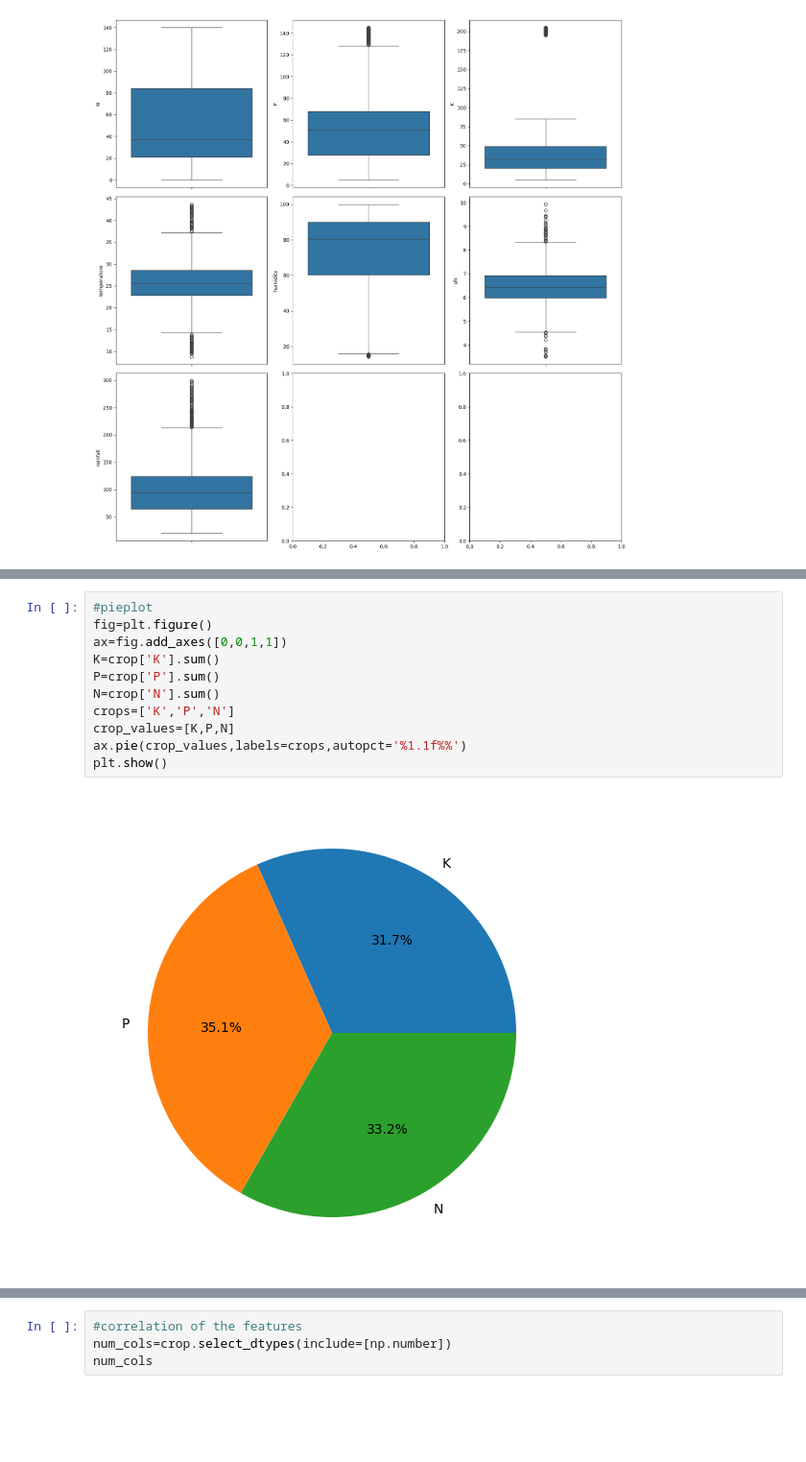
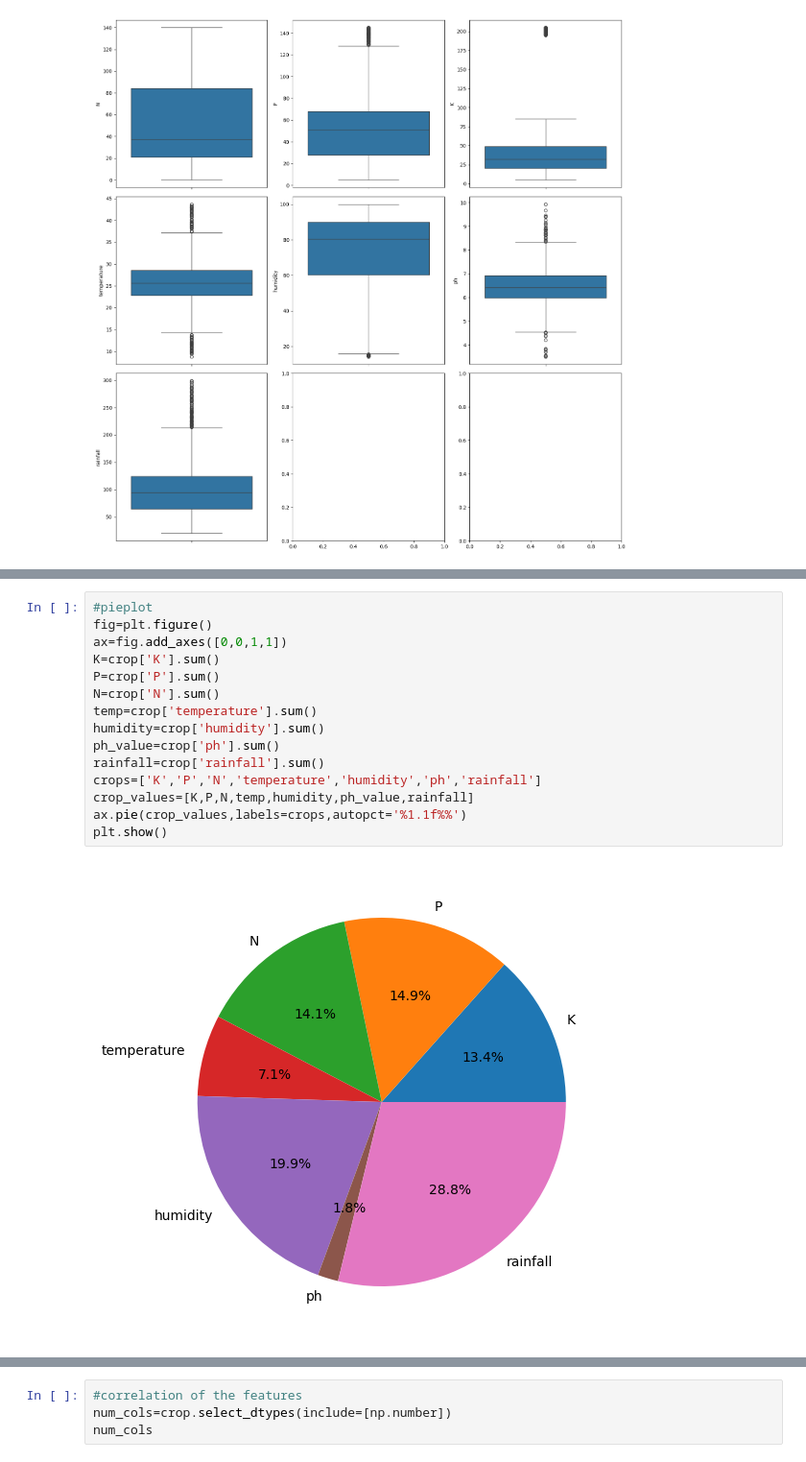
Before and after one commit to L-Gayathri/Crop-and-Fertilizer-Recommendation, a Jupyter notebook: crop-week1/crop.ipynb, the cells around one changed output, grey strips where cells are left out. Shown at 96% size. Cells and saved outputs as stored; diff of their text form; blank space fills up the shorter version.

```diff
--- a/crop-week1/crop.ipynb
+++ b/crop-week1/crop.ipynb
@@ -276,16 +280,20 @@ plt.show()
 # %%
 #pieplot
 fig=plt.figure()
 ax=fig.add_axes([0,0,1,1])
 K=crop['K'].sum()
 P=crop['P'].sum()
 N=crop['N'].sum()
-crops=['K','P','N']
-crop_values=[K,P,N]
+temp=crop['temperature'].sum()
+humidity=crop['humidity'].sum()
+ph_value=crop['ph'].sum()
+rainfall=crop['rainfall'].sum()
+crops=['K','P','N','temperature','humidity','ph','rainfall']
+crop_values=[K,P,N,temp,humidity,ph_value,rainfall]
 ax.pie(crop_values,labels=crops,autopct='%1.1f%%')
 plt.show()
 # %% [output]
-[figure, old version]
+[figure, new version]
 # %%
 #3d scatter plot
 fig1=plt.figure()
```
Also changed, not shown: parts of 2 cells of this notebook.
